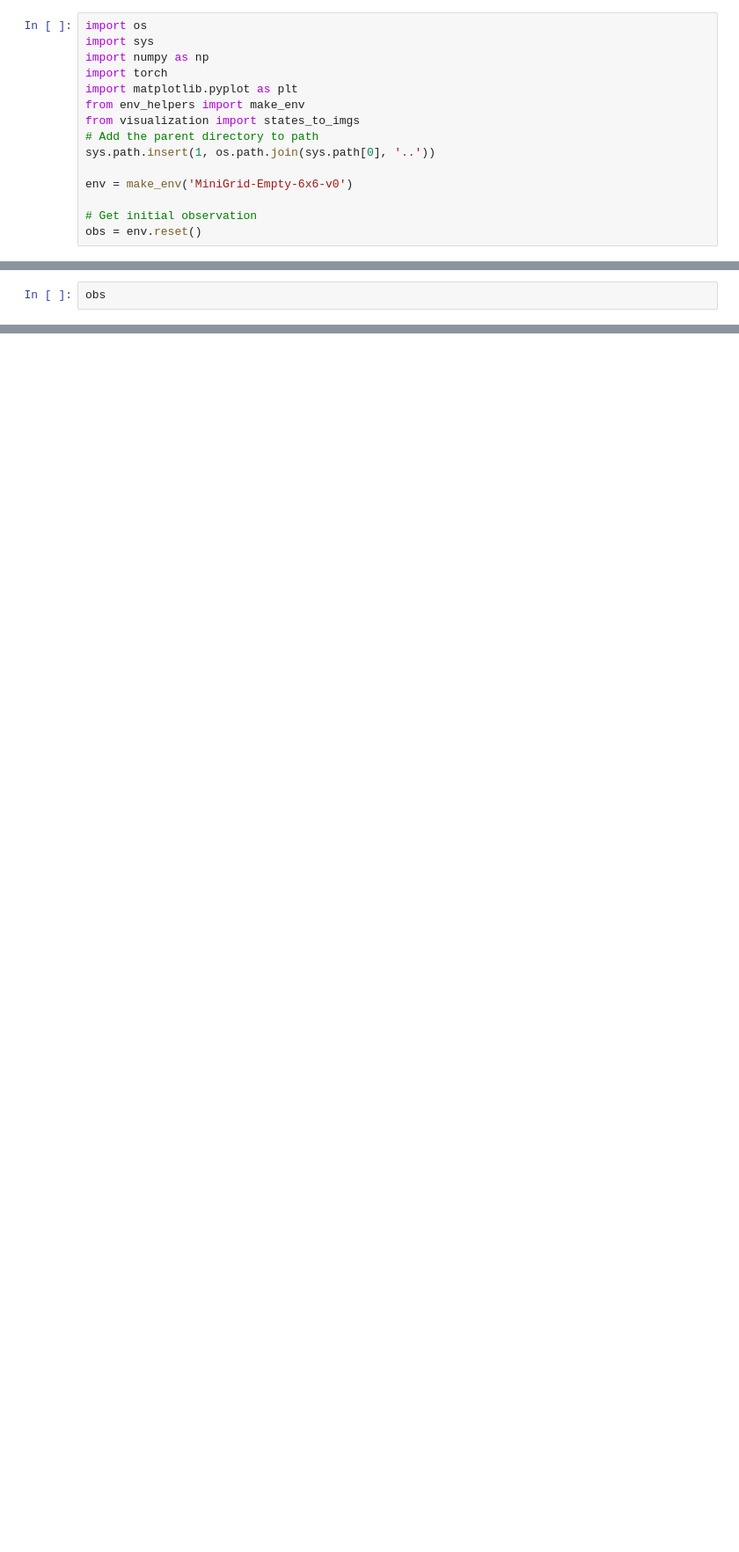
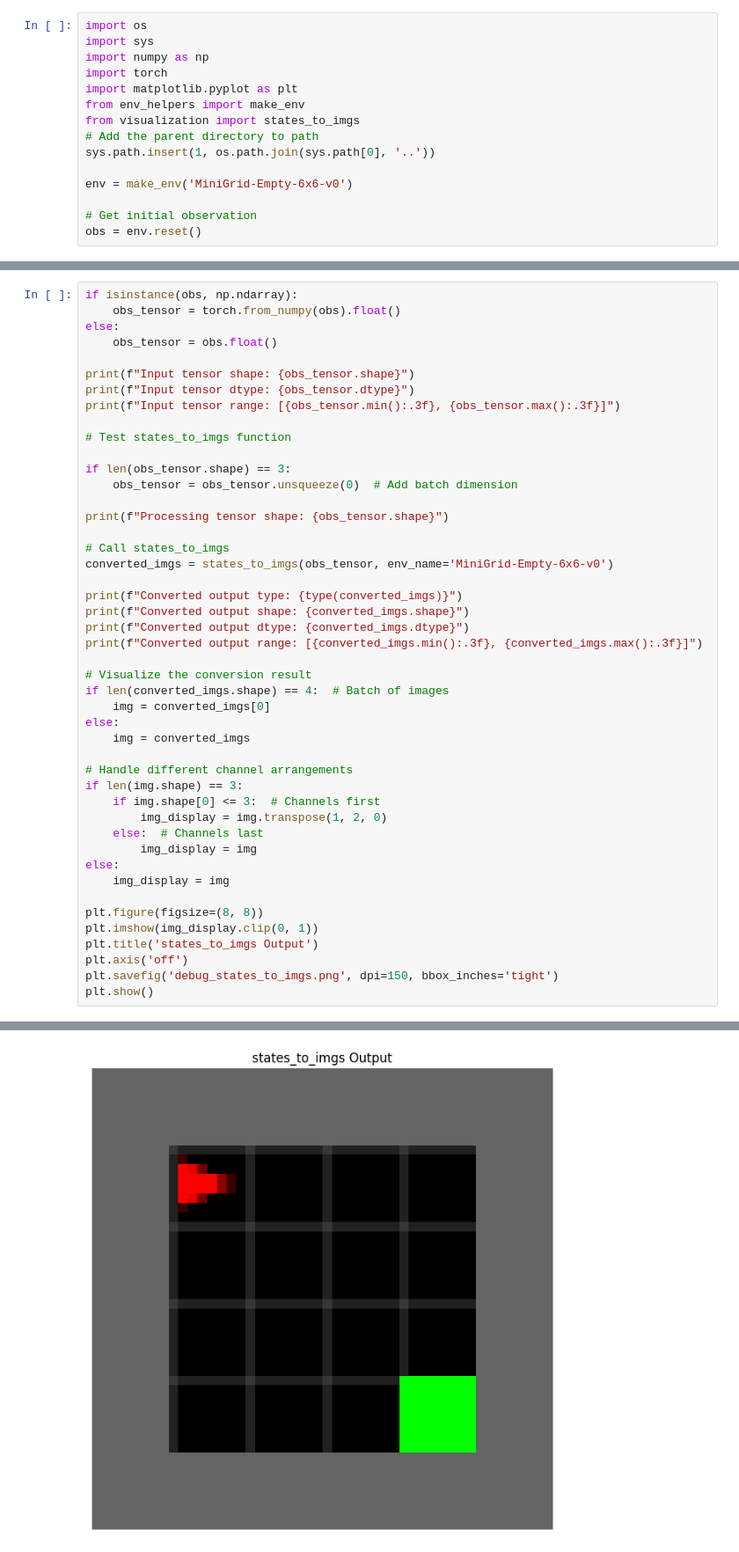
Before and after one commit to samsmithspace/DiscreateRL, a Jupyter notebook: discrete_mbrl/env_test2.ipynb, the cells around one changed output, grey strips where cells are left out. Shown at 88% size. Cells and saved outputs as stored; diff of their text form; blank space fills up the shorter version.

```diff
--- a/discrete_mbrl/env_test2.ipynb
+++ b/discrete_mbrl/env_test2.ipynb
@@ -90,3 +90,47 @@ Channel 2 unique values: [0.29803922 0.38823529 0.44705882 0.57254902]
 # %%
-obs
+if isinstance(obs, np.ndarray):
+    obs_tensor = torch.from_numpy(obs).float()
+else:
+    obs_tensor = obs.float()
+
+print(f"Input tensor shape: {obs_tensor.shape}")
+print(f"Input tensor dtype: {obs_tensor.dtype}")
+print(f"Input tensor range: [{obs_tensor.min():.3f}, {obs_tensor.max():.3f}]")
+
+# Test states_to_imgs function
+
+if len(obs_tensor.shape) == 3:
+    obs_tensor = obs_tensor.unsqueeze(0)  # Add batch dimension
+
+print(f"Processing tensor shape: {obs_tensor.shape}")
+
+# Call states_to_imgs
+converted_imgs = states_to_imgs(obs_tensor, env_name='MiniGrid-Empty-6x6-v0')
+
+print(f"Converted output type: {type(converted_imgs)}")
+print(f"Converted output shape: {converted_imgs.shape}")
+print(f"Converted output dtype: {converted_imgs.dtype}")
+print(f"Converted output range: [{converted_imgs.min():.3f}, {converted_imgs.max():.3f}]")
+
+# Visualize the conversion result
+if len(converted_imgs.shape) == 4:  # Batch of images
+    img = converted_imgs[0]
+else:
+    img = converted_imgs
+
+# Handle different channel arrangements
+if len(img.shape) == 3:
+    if img.shape[0] <= 3:  # Channels first
+        img_display = img.transpose(1, 2, 0)
+    else:  # Channels last
+        img_display = img
+else:
+    img_display = img
+
+plt.figure(figsize=(8, 8))
+plt.imshow(img_display.clip(0, 1))
+plt.title('states_to_imgs Output')
+plt.axis('off')
+plt.savefig('debug_states_to_imgs.png', dpi=150, bbox_inches='tight')
+plt.show()
 # %% [output]
@@ -109,0 +145 @@ obs
+[figure, added]
```
Also changed, not shown: parts of 3 cells of this notebook, 5 other files.
